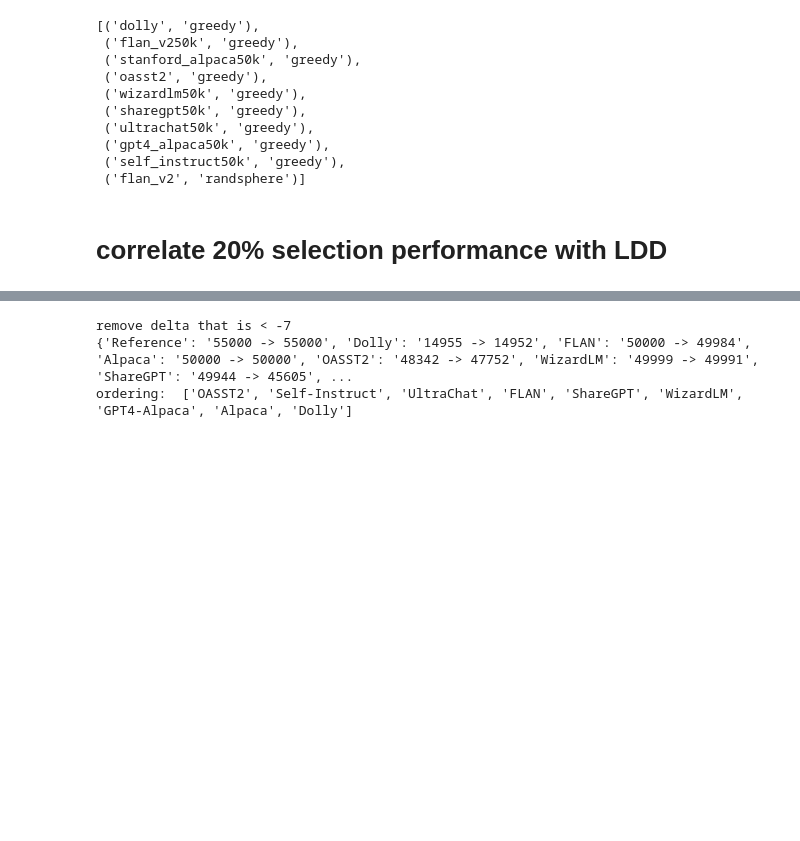
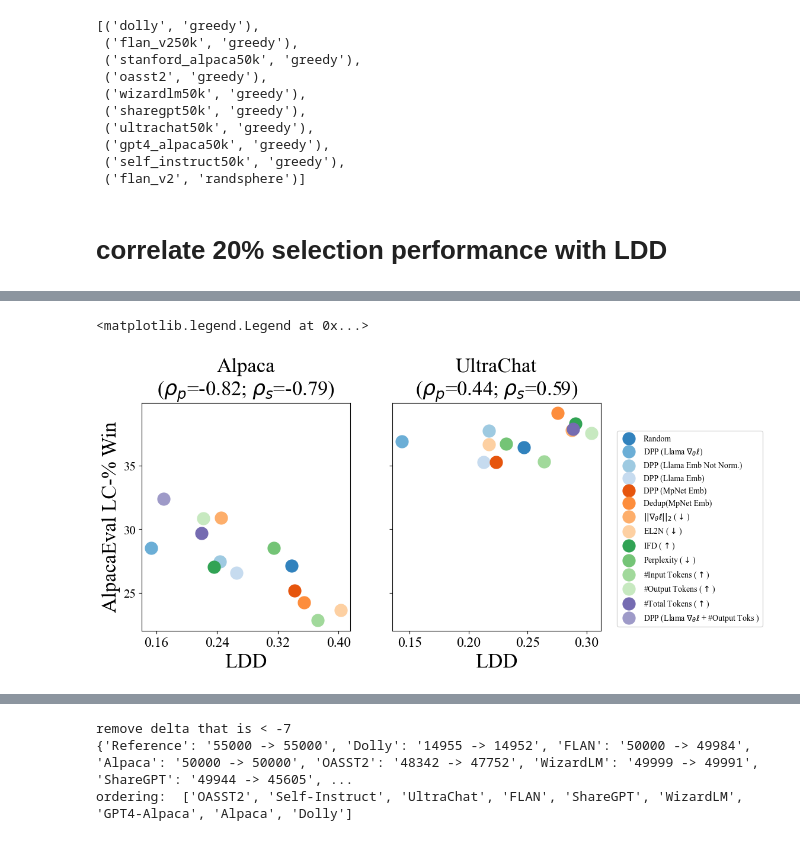
Before and after one commit to tt6746690/open-instruct, a Jupyter notebook: scripts/note_pruning.ipynb, the cells around one changed output, grey strips where cells are left out. Saved outputs shown, nothing was run; the diff lists cells and outputs as text; code cells hidden in the pictures; blank space fills up the shorter version.

```diff
--- a/scripts/note_pruning.ipynb
+++ b/scripts/note_pruning.ipynb
@@ -1071,0 +1157,74 @@ ValueError: setting an array element with a sequence. The requested array has an
+# %%
+from llm.evaluate import sort_by_name_mapper
+
+from rosemary import parse_kv_from_string
+from matplotlib.ticker import MaxNLocator
+
+import matplotlib.pyplot as plt
+rcparams = {
+    'lines.markersize': 15, # dot in curve size.
+    'axes.titlesize': 25,   # ax title
+    'axes.labelsize': 25,   # labels (x-axis and y-axis)
+    'xtick.labelsize': 17,  # xtick size
+    'ytick.labelsize': 15,  # ytick size
+    'figure.labelsize': 25, #
+    'legend.fontsize': 12,  #| legend font size
+    'lines.linewidth': 3,
+    'xtick.top': False,
+    'xtick.bottom': True,
+}
+
+cmap = plt.get_cmap('tab20c')
+methods = dfc[('Datasets', 'Methods')].to_list()
+def color_fn(method):
+    i = methods.index(method)
+    return cmap(i)
+
+with mpl.rc_context(rcparams):
+
+
+    datasets = ['Alpaca', 'UltraChat']
+    ncols = len(datasets)
+    nrows = 1
+    w = 5
+    fig, axs = plt.subplots(nrows,ncols,figsize=(w*ncols,w*nrows), sharey=True)
+
+    for i in range(nrows):
+        for j in range(ncols):
+            ax = axs.reshape(nrows, ncols)[i,j]
+            xs_labelname = 'LDD_' + f'dppmap_k=vmf_gamma=1_kmd={md}_kemb=grad+rp+loraB'
+            ys_labelname = r'\makecell{AlpacaEval \\ LC-\% Win}'
+
+            dataset = datasets[j]
+            dfc = df_tab1.dropna(subset=[(dataset, xs_labelname), (dataset, ys_labelname)])
+            methods = dfc[('Datasets', 'Methods')].to_list()
+
+            xs = dfc[(dataset, xs_labelname)].to_list()
+            ys = dfc[(dataset, ys_labelname)].to_list()
+
+            ρ = scipy.stats.pearsonr(xs, ys).statistic
+            ρs = scipy.stats.spearmanr(xs, ys).statistic
+            for _, (x, y, method) in enumerate(zip(xs, ys, methods)):
+                color = color_fn(method)
+
+                kvs = parse_kv_from_string(method)
+                s = '_'.join([str(v) for k, v in kvs.items()])
+                label = sort_by_name_mapper[s]
+                if label == '$\\norm{\\nabla_{\\theta} \\ell}_2$ ($\\downarrow$)':
+                    label = '$||\\nabla_{\\theta} \\ell ||_2$ ($\\downarrow$)'
+                label = label.replace('$\\theta=0.1$', '')
+                label = label.replace('\#', '#')
+                ax.scatter(x, y, color=color, label=label)
+            ax.set_title(f'{dataset}\n'+r'($\rho_{p}$'+f'={ρ:.2f}; '+r'$\rho_{s}$'+f'={ρs:.2f})')
+            if j == 0:
+                ax.set_ylabel('AlpacaEval LC-% Win')
+            ax.set_xlabel('LDD')
+            ax.xaxis.set_major_locator(MaxNLocator(integer=True, nbins=4))
+            ax.yaxis.set_major_locator(MaxNLocator(integer=True, nbins=4))
+
+
+handles, labels = axs[0].get_legend_handles_labels()
+fig.legend(handles, labels, loc='lower center', bbox_to_anchor=(1.05, 0.11), ncol=1, frameon=True)
+# %% [output]
+<matplotlib.legend.Legend at 0x...>
+[figure, added]
```
Also changed, not shown: parts of 11 cells of this notebook, 1 other file.
